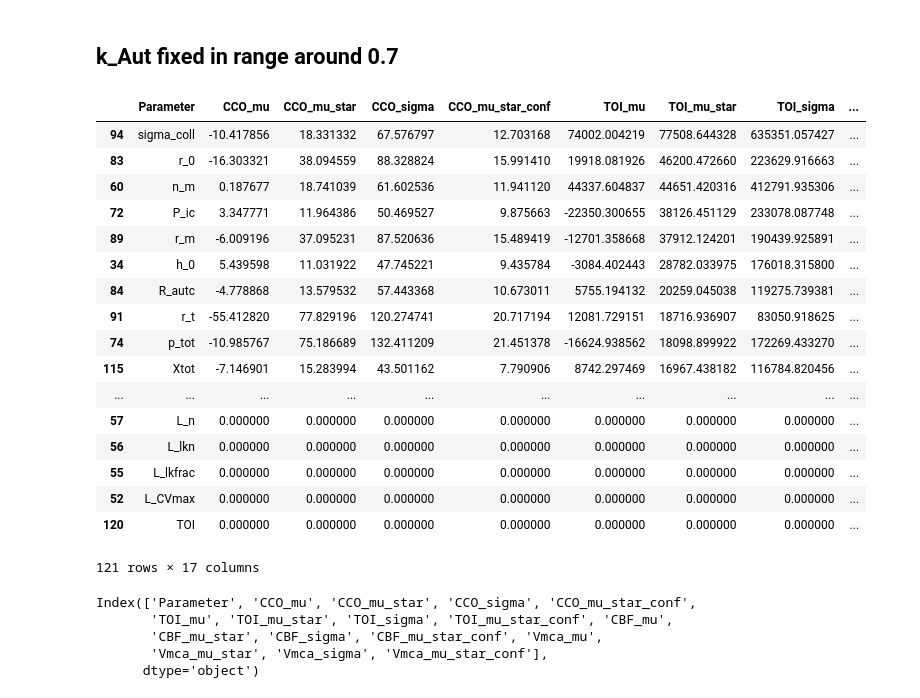
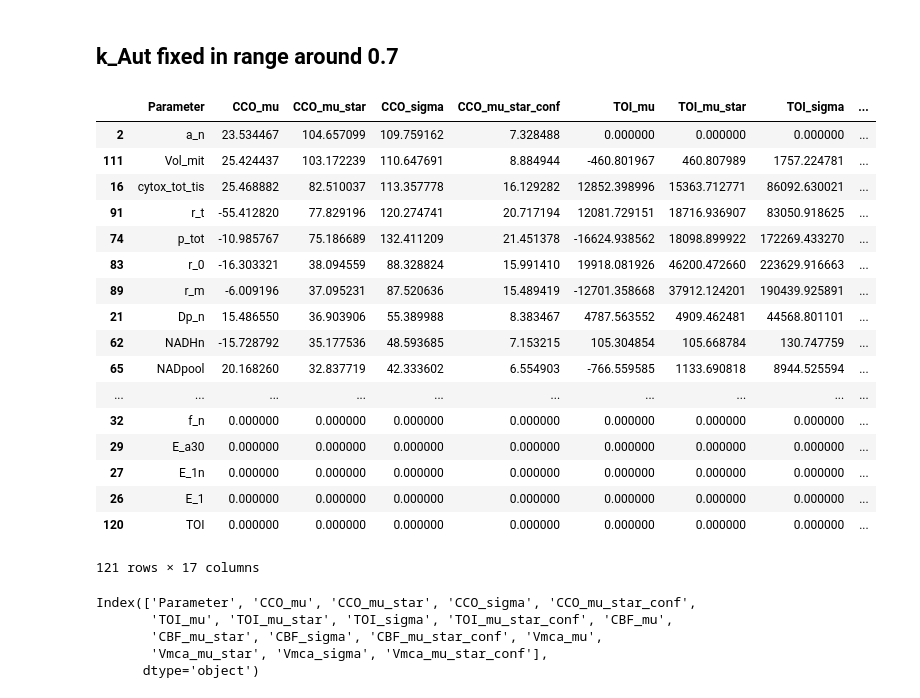
Before and after one commit to multimodalspectroscopy/BayesCMD, a Jupyter notebook: PLOS_paper/sensitivity_analysis/sensitivity_plot.ipynb, the cells around one changed output. Cells and saved outputs as stored; diff of their text form; code cells hidden in the pictures.

```diff
--- a/PLOS_paper/sensitivity_analysis/sensitivity_plot.ipynb
+++ b/PLOS_paper/sensitivity_analysis/sensitivity_plot.ipynb
@@ -180,24 +201,24 @@ for o in ["CCO", "Vmca", "TOI", "CBF"]:
 # %%
 df = pd.read_csv('exc_kaut/k_Aut_0_7/sensitivities.txt', sep='\t')
 # %%
-df.sort_values(by="TOI_mu_star", ascending=False)
+df.sort_values(by="CCO_mu_star", ascending=False)
 # %% [output]
 |  | Parameter | CCO_mu | CCO_mu_star | CCO_sigma | CCO_mu_star_conf | TOI_mu | TOI_mu_star | TOI_sigma | ... |
-| 94 | sigma_coll | -10.417856 | 18.331332 | 67.576797 | 12.703168 | 74002.004219 | 77508.644328 | 635351.057427 | ... |
-| 83 | r_0 | -16.303321 | 38.094559 | 88.328824 | 15.991410 | 19918.081926 | 46200.472660 | 223629.916663 | ... |
-| 60 | n_m | 0.187677 | 18.741039 | 61.602536 | 11.941120 | 44337.604837 | 44651.420316 | 412791.935306 | ... |
-| 72 | P_ic | 3.347771 | 11.964386 | 50.469527 | 9.875663 | -22350.300655 | 38126.451129 | 233078.087748 | ... |
-| 89 | r_m | -6.009196 | 37.095231 | 87.520636 | 15.489419 | -12701.358668 | 37912.124201 | 190439.925891 | ... |
-| 34 | h_0 | 5.439598 | 11.031922 | 47.745221 | 9.435784 | -3084.402443 | 28782.033975 | 176018.315800 | ... |
-| 84 | R_autc | -4.778868 | 13.579532 | 57.443368 | 10.673011 | 5755.194132 | 20259.045038 | 119275.739381 | ... |
+| 2 | a_n | 23.534467 | 104.657099 | 109.759162 | 7.328488 | 0.000000 | 0.000000 | 0.000000 | ... |
+| 111 | Vol_mit | 25.424437 | 103.172239 | 110.647691 | 8.884944 | -460.801967 | 460.807989 | 1757.224781 | ... |
+| 16 | cytox_tot_tis | 25.468882 | 82.510037 | 113.357778 | 16.129282 | 12852.398996 | 15363.712771 | 86092.630021 | ... |
 | 91 | r_t | -55.412820 | 77.829196 | 120.274741 | 20.717194 | 12081.729151 | 18716.936907 | 83050.918625 | ... |
 | 74 | p_tot | -10.985767 | 75.186689 | 132.411209 | 21.451378 | -16624.938562 | 18098.899922 | 172269.433270 | ... |
-| 115 | Xtot | -7.146901 | 15.283994 | 43.501162 | 7.790906 | 8742.297469 | 16967.438182 | 116784.820456 | ... |
+| 83 | r_0 | -16.303321 | 38.094559 | 88.328824 | 15.991410 | 19918.081926 | 46200.472660 | 223629.916663 | ... |
+| 89 | r_m | -6.009196 | 37.095231 | 87.520636 | 15.489419 | -12701.358668 | 37912.124201 | 190439.925891 | ... |
+| 21 | Dp_n | 15.486550 | 36.903906 | 55.389988 | 8.383467 | 4787.563552 | 4909.462481 | 44568.801101 | ... |
+| 62 | NADHn | -15.728792 | 35.177536 | 48.593685 | 7.153215 | 105.304854 | 105.668784 | 130.747759 | ... |
+| 65 | NADpool | 20.168260 | 32.837719 | 42.333602 | 6.554903 | -766.559585 | 1133.690818 | 8944.525594 | ... |
 | ... | ... | ... | ... | ... | ... | ... | ... | ... | ... |
-| 57 | L_n | 0.000000 | 0.000000 | 0.000000 | 0.000000 | 0.000000 | 0.000000 | 0.000000 | ... |
-| 56 | L_lkn | 0.000000 | 0.000000 | 0.000000 | 0.000000 | 0.000000 | 0.000000 | 0.000000 | ... |
-| 55 | L_lkfrac | 0.000000 | 0.000000 | 0.000000 | 0.000000 | 0.000000 | 0.000000 | 0.000000 | ... |
-| 52 | L_CVmax | 0.000000 | 0.000000 | 0.000000 | 0.000000 | 0.000000 | 0.000000 | 0.000000 | ... |
+| 32 | f_n | 0.000000 | 0.000000 | 0.000000 | 0.000000 | 0.000000 | 0.000000 | 0.000000 | ... |
+| 29 | E_a30 | 0.000000 | 0.000000 | 0.000000 | 0.000000 | 0.000000 | 0.000000 | 0.000000 | ... |
+| 27 | E_1n | 0.000000 | 0.000000 | 0.000000 | 0.000000 | 0.000000 | 0.000000 | 0.000000 | ... |
+| 26 | E_1 | 0.000000 | 0.000000 | 0.000000 | 0.000000 | 0.000000 | 0.000000 | 0.000000 | ... |
 | 120 | TOI | 0.000000 | 0.000000 | 0.000000 | 0.000000 | 0.000000 | 0.000000 | 0.000000 | ... |
 121 rows × 17 columns
 # %%
```
Also changed, not shown: parts of 5 cells of this notebook, 4 other files.
